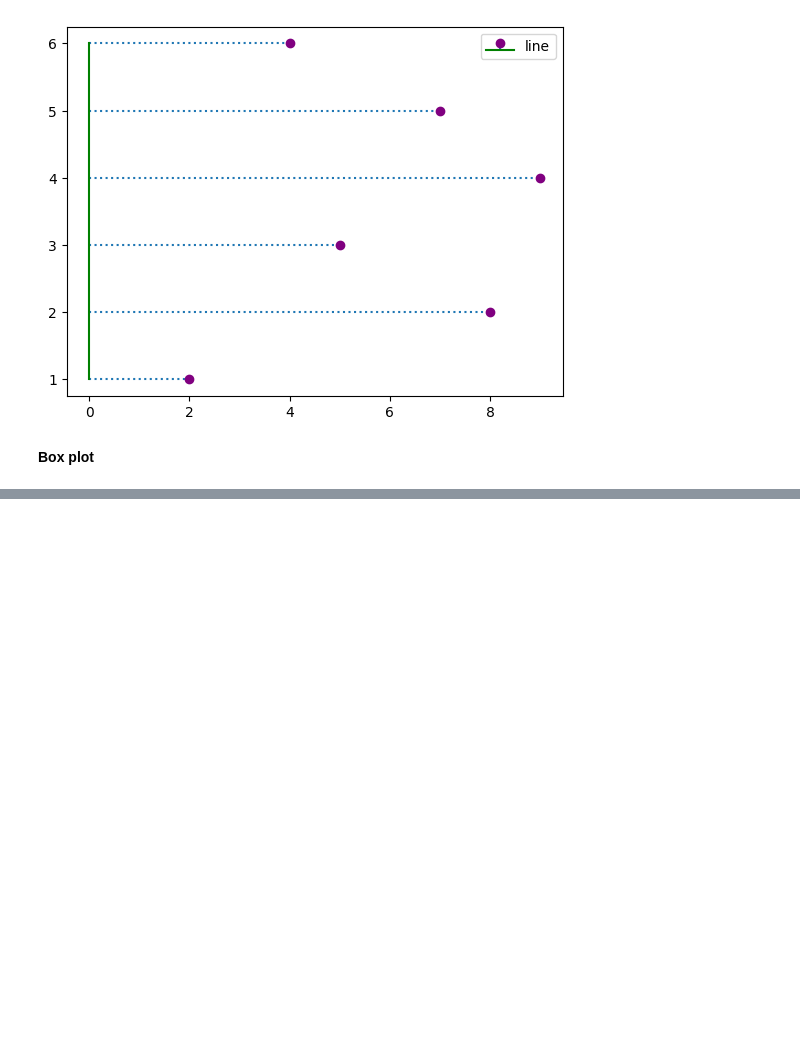
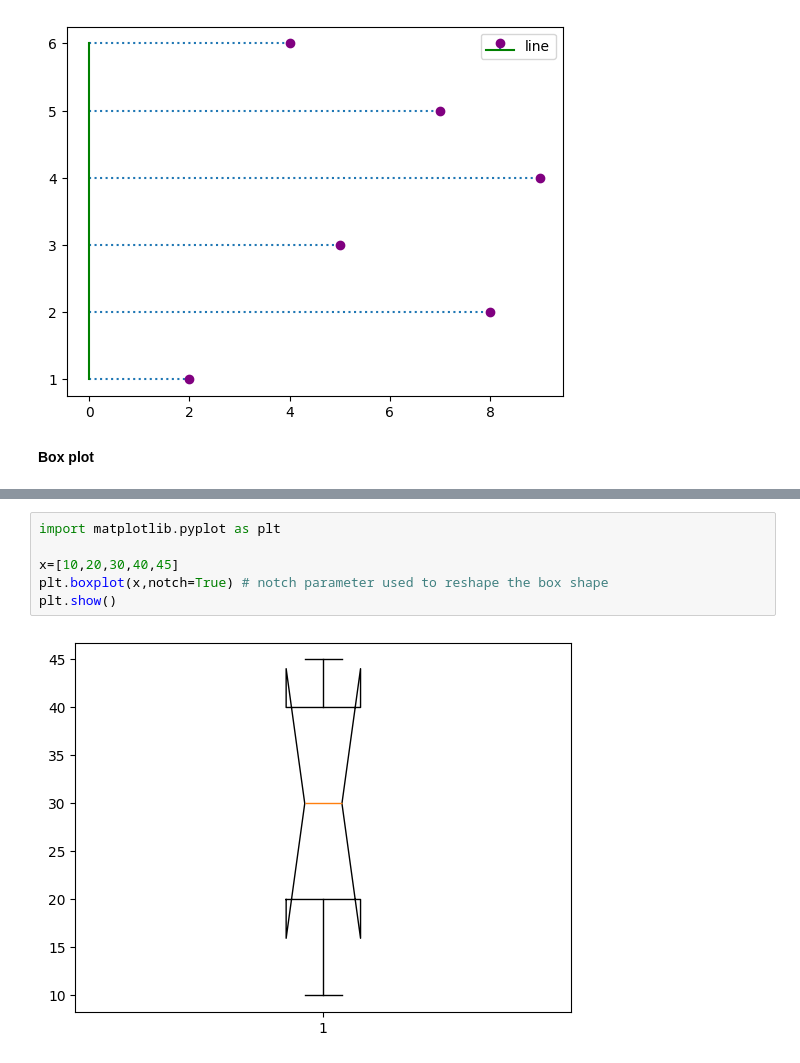
Before and after one commit to NishmthaM/matplotlib_python, a Jupyter notebook: Matplotlib.ipynb, the cells around one changed output, grey strips where cells are left out. Drawn from its saved outputs; the diff is of its cells as text; blank space fills up the shorter version.

```diff
--- a/Matplotlib.ipynb
+++ b/Matplotlib.ipynb
@@ -411,0 +416,8 @@ x=[10,20,30,40,45]
+# %%
+import matplotlib.pyplot as plt
+
+x=[10,20,30,40,45]
+plt.boxplot(x,notch=True) # notch parameter used to reshape the box shape
+plt.show()
+# %% [output]
+[figure, added]
```
Also changed, not shown: parts of 4 cells of this notebook.
